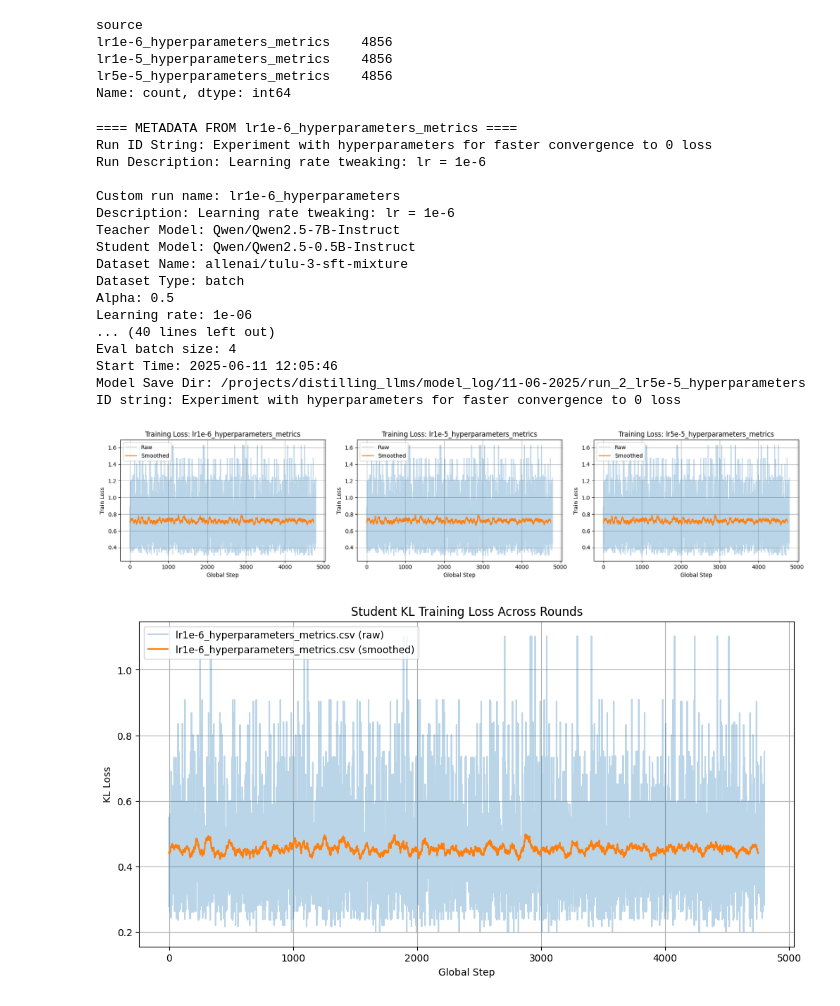
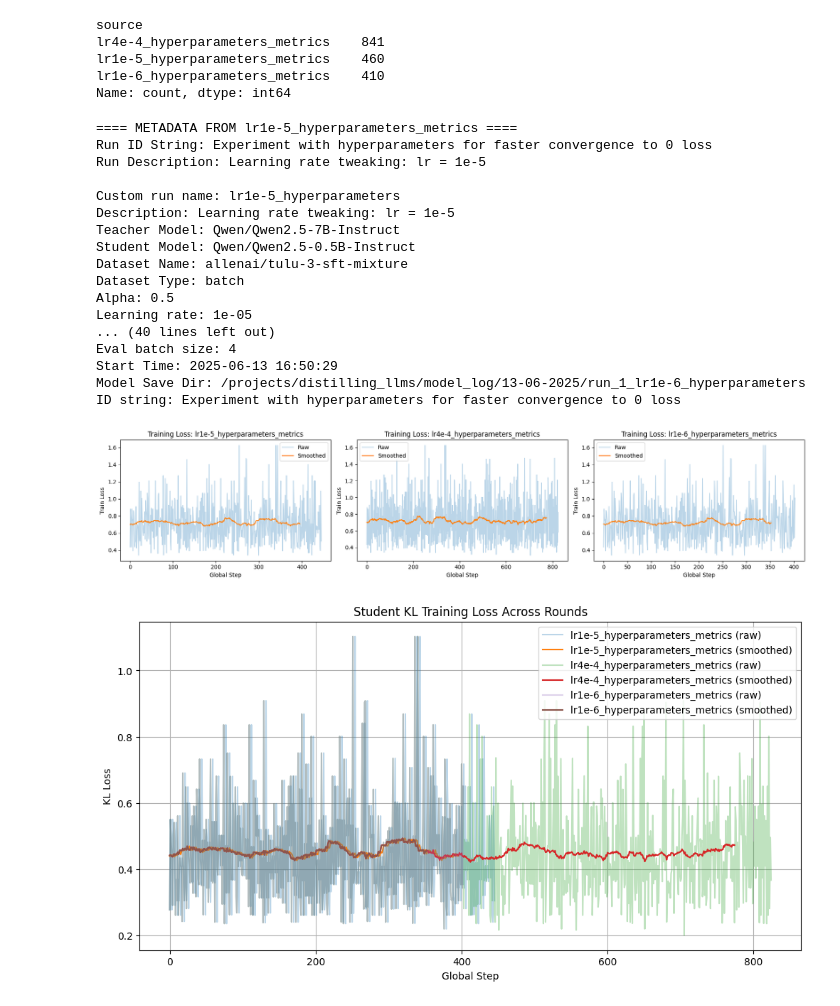
Before and after one commit to r-three/SLMensembles, a Jupyter notebook: SLM_ensembles.ipynb, the cells around one changed output. Saved outputs shown, nothing was run; the diff lists cells and outputs as text; code cells hidden in the pictures.

```diff
--- a/SLM_ensembles.ipynb
+++ b/SLM_ensembles.ipynb
@@ -13,7 +13,7 @@ import matplotlib.pyplot as plt
 multiple = True
 
 csv_log_dir = "/scratch/ssd004/scratch/klambert/slm_ensembles/csv_logs"
-subdir = "11-06-2025"
+subdir = "13-06-2025"
 filename = "lr1e-5_hyperparameters_metrics.csv"
 
 if multiple:
@@ -39,9 +39,9 @@ else:
 print(combined_df["source"].value_counts())
 # %% [output]
 source
-lr1e-6_hyperparameters_metrics    4856
-lr1e-5_hyperparameters_metrics    4856
-lr5e-5_hyperparameters_metrics    4856
+lr4e-4_hyperparameters_metrics    841
+lr1e-5_hyperparameters_metrics    460
+lr1e-6_hyperparameters_metrics    410
 Name: count, dtype: int64
 # %%
 # Add synthetic round_num if missing
@@ -70,22 +70,22 @@ for name, df in dfs.items():
     for key, value in metadata.items():
         print(f"{key}: {value}")
 # %% [output]
-==== METADATA FROM lr1e-6_hyperparameters_metrics ====
+==== METADATA FROM lr1e-5_hyperparameters_metrics ====
 Run ID String: Experiment with hyperparameters for faster convergence to 0 loss
-Run Description: Learning rate tweaking: lr = 1e-6
+Run Description: Learning rate tweaking: lr = 1e-5
 
-Custom run name: lr1e-6_hyperparameters
-Description: Learning rate tweaking: lr = 1e-6
+Custom run name: lr1e-5_hyperparameters
+Description: Learning rate tweaking: lr = 1e-5
 Teacher Model: Qwen/Qwen2.5-7B-Instruct
 Student Model: Qwen/Qwen2.5-0.5B-Instruct
 Dataset Name: allenai/tulu-3-sft-mixture
 Dataset Type: batch
 Alpha: 0.5
-Learning rate: 1e-06
+Learning rate: 1e-05
 ... (40 lines left out)
 Eval batch size: 4
-Start Time: 2025-06-11 12:05:46
-Model Save Dir: /projects/distilling_llms/model_log/11-06-2025/run_2_lr5e-5_hyperparameters
+Start Time: 2025-06-13 16:50:29
+Model Save Dir: /projects/distilling_llms/model_log/13-06-2025/run_1_lr1e-6_hyperparameters
 ID string: Experiment with hyperparameters for faster convergence to 0 loss
 # %%
 # Student train loss (hybrid) over rounds
@@ -131,35 +131,34 @@ else:
 
         student_train_df = df[
             (df["role"] == "student") &
             (df["phase"] == "train") &
             (df["function"] == "compute_loss")
         ]
 
         loss = student_train_df["train_loss"].to_numpy()
         if len(loss) < filter_size:
             ax.set_title(f"{name} (too short)")
             ax.axis("off")
             continue
 
         smoothed = scipy.signal.fftconvolve(loss, kernel, mode="valid")
 
         ax.plot(range(len(loss)), loss, alpha=0.3, label="Raw")
         ax.plot(range(len(smoothed)), smoothed, label="Smoothed")
         ax.set_title(f"Training Loss: {name}")
         ax.set_xlabel("Global Step")
         ax.set_ylabel("Train Loss")
-        ax.grid(True)
         ax.legend()
 
     # Hide any unused subplots
     for i in range(idx + 1, rows * cols):
         row, col = divmod(i, cols)
         axes[row][col].axis("off")
 
     plt.tight_layout()
     plt.show()
 # %% [output]
-[figure, old version]
+[figure, new version]
 # %%
 # Student train loss (kl) over rounds
 filter_size = 51
@@ -187,7 +186,7 @@ plt.legend()
 plt.grid(True)
 plt.show()
 # %% [output]
-[figure, old version]
+[figure, new version]
 # %%
 # Student train loss (next token) over rounds
 plt.figure(figsize=(12, 6))
```
Also changed, not shown: parts of 3 cells of this notebook, 3 other files.
